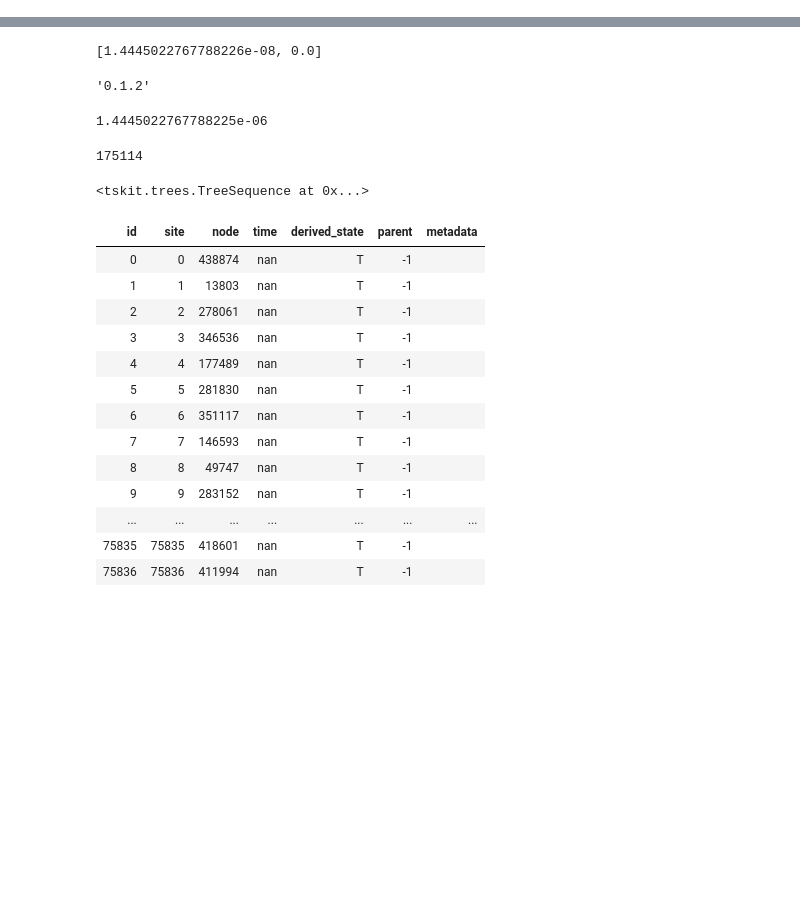
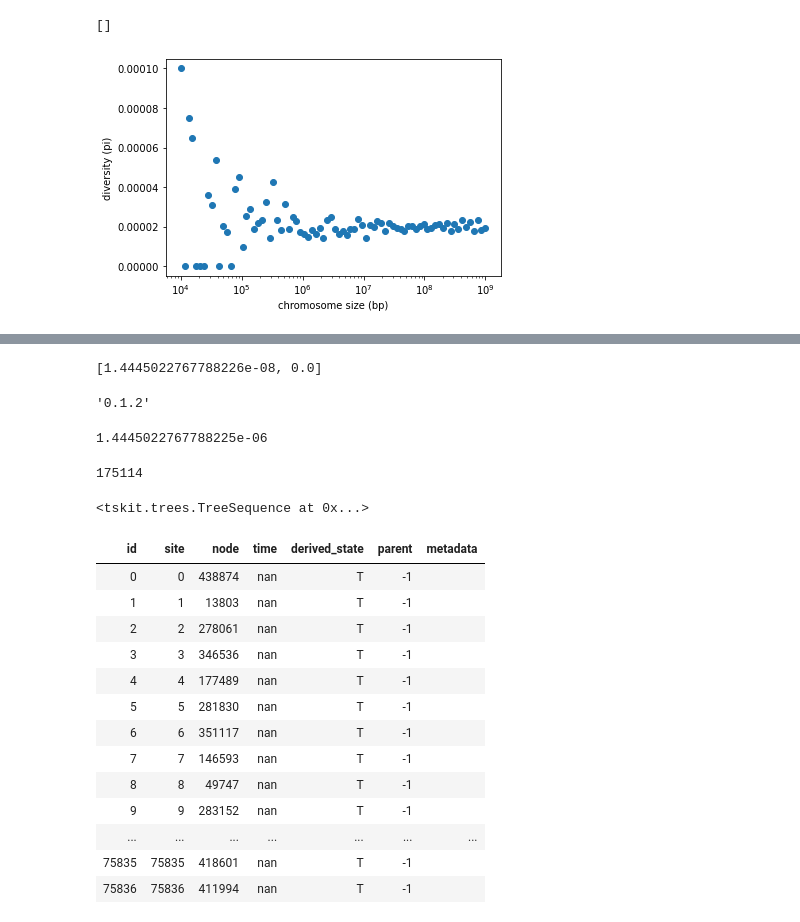
Before and after one commit to rwaples/lai-sim, a Jupyter notebook: workflow/notebooks/Untitled.ipynb, the cells around one changed output, grey strips where cells are left out. Saved outputs shown, nothing was run; the diff lists cells and outputs as text; code cells hidden in the pictures; blank space fills up the shorter version.

```diff
--- a/workflow/notebooks/Untitled.ipynb
+++ b/workflow/notebooks/Untitled.ipynb
@@ -7,0 +72,9 @@ from numpy.random import default_rng
+# %%
+plt.scatter(np.array(res)[:,0], np.array(res)[:,1]/np.array(res)[:,0])
+plt.xlabel('chromosome size (bp)')
+plt.ylabel('diversity (pi)')
+#plt.semilogy()
+plt.semilogx()
+# %% [output]
+[]
+[figure, added]
```
Also changed, not shown: parts of 9 cells of this notebook, 4 other files.
